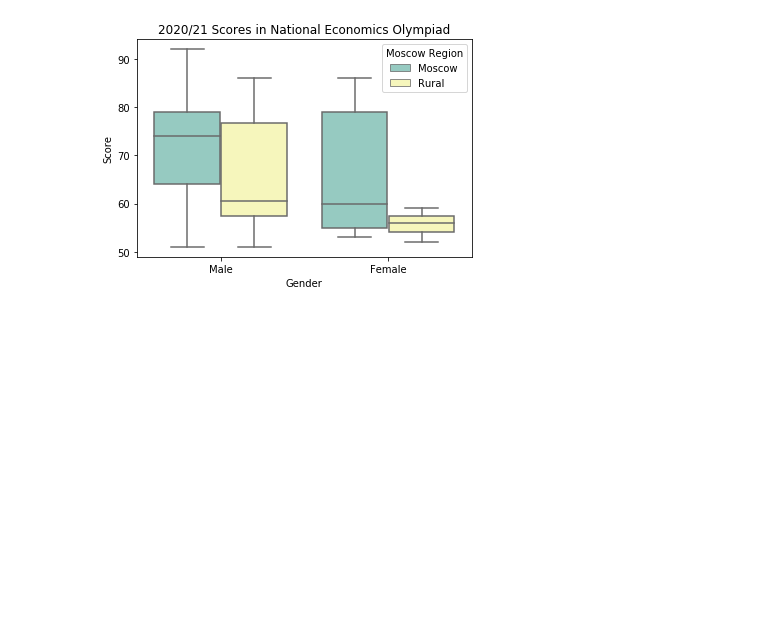
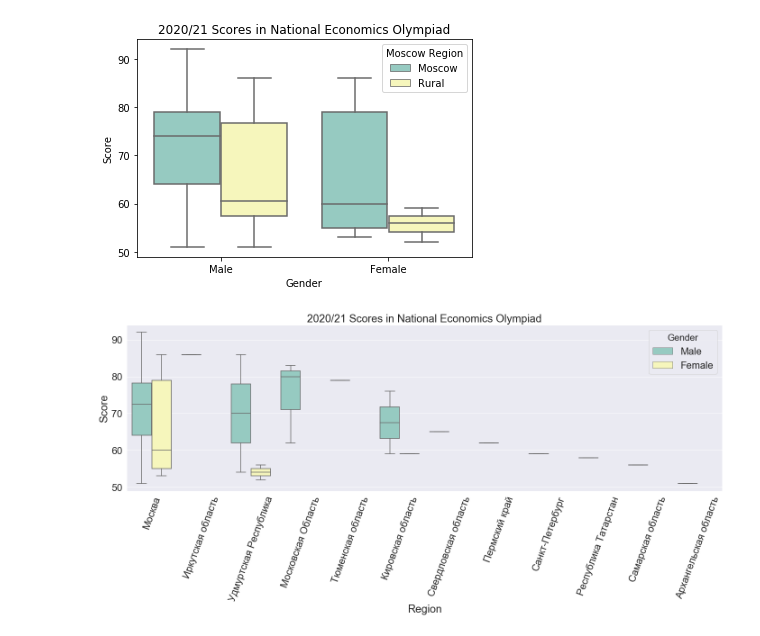
Before and after one commit to SaniaPushkar/Economics-Olympiads, a Jupyter notebook: Lena_olympiads.ipynb, the cells around one changed output. Drawn from its saved outputs; the diff is of its cells as text; code cells hidden in the pictures; blank space fills up the shorter version.

Commit message:
by region

```diff
--- a/Lena_olympiads.ipynb
+++ b/Lena_olympiads.ipynb
@@ -318,3 +318,17 @@ ax = sns.boxplot(x="Gender", y="Score", hue="Moscow Region",
                  data=all_partial_winners, palette="Set3").set_title("2020/21 Scores in National Economics Olympiad")
 # %% [output]
 [figure]
+# %%
+ax = plt.figure(figsize = (20,10))
+sns.set(font_scale = 2)
+ax = sns.boxplot(x="Region",
+                 y="Score",
+                 hue="Gender",
+                 data=all_partial_winners,
+                 #rotation=90,
+                 palette="Set3").set_title("2020/21 Scores in National Economics Olympiad")
+
+plt.xticks(rotation=70)
+plt.tight_layout()
+# %% [output]
+[figure, added]
```
